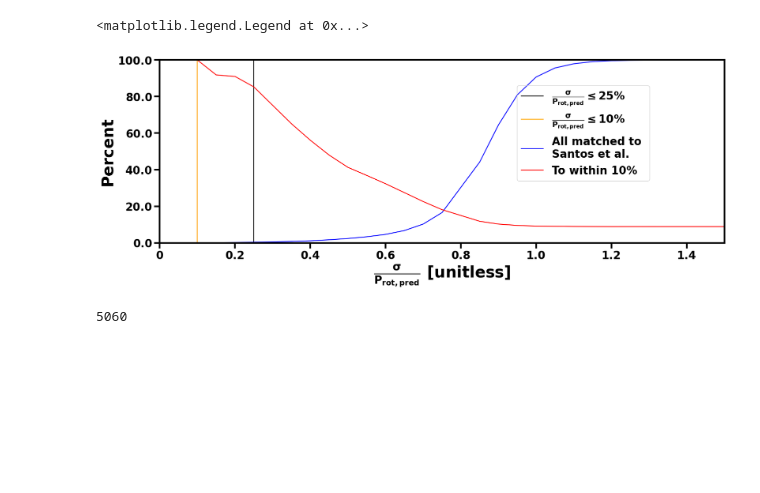
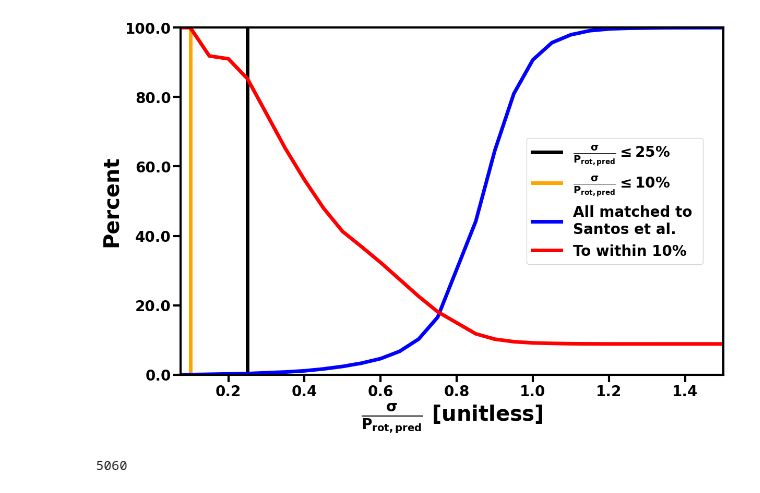
Before and after one commit to m-schochet/asas-sn-cnn, a Jupyter notebook: plots/frac_errors.ipynb, the cells around one changed output. Saved outputs shown, nothing was run; the diff lists cells and outputs as text; code cells hidden in the pictures; blank space fills up the shorter version.

```diff
--- a/plots/frac_errors.ipynb
+++ b/plots/frac_errors.ipynb
@@ -22,14 +22,11 @@ def set_rcparams():
     return
 set_rcparams()
 # %%
-#gaiaids = pl.read_parquet('(#path to#)/allgaiadata.parq').to_pandas()
-gaiaids = pl.read_parquet('/Users/mschochet/ASASSN CNN Notebooks/datafiles/allgaiadata.parq').to_pandas()
-
+gaiaids = pl.read_parquet('(#path to#)/allgaiadata.parq').to_pandas()
 gidssmol = gaiaids[['asas_sn_id', 'gaia_id']]
 del gaiaids
 # %%
-allpred = pd.read_csv('/Users/mschochet/ASASSN CNN Notebooks/datafiles/0fullpred.csv', header=None, names=['asas_sn_id', 'period', 'sigma'])
-#allpred = pd.read_csv('(#path to#)/0fullpred.csv', header=None, names=['asas_sn_id', 'period', 'sigma'])
+allpred = pd.read_csv('(#path to#)/0fullpred.csv', header=None, names=['asas_sn_id', 'period', 'sigma'])
 # %%
 predcitionsandgaia = pd.merge(gidssmol, allpred, on='asas_sn_id', how='inner').drop_duplicates(subset=['asas_sn_id'])
 # %%
@@ -280,5 +276,5 @@ ax.legend(loc='center right', bbox_to_anchor=(1.3, 0.5))
 # %%
-uncertainties = [1.5, 2, 2.5, 3, 3.5, 4, 4.5, 5, 5.5, 6, 6.5, 7, 7.5, 8, 8.5, 9, 9.5, 10, 10.5, 11, 11.5]
+uncertainties = [1.3, 1.5, 2, 2.5, 3, 3.5, 4, 4.5, 5, 5.5, 6, 6.5, 7, 7.5, 8, 8.5, 9, 9.5, 10, 10.5, 11, 11.5, 12, 12.5, 13, 13.5, 14, 14.5, 15, 15.5, 16, 16.5, 17]
 numdetected = []
 fracdetected = []
 percenttoten = []
@@ -326,11 +322,10 @@ ax.legend(prop={'weight': 'bold'}, bbox_to_anchor=(0.15, 0.6), loc='center')
 # %%
-uncertainties = [0.1, 0.15, 0.2, 0.25, 0.35, 0.4, 0.45, 0.5,
+uncertainties = [0.075, 0.1, 0.15, 0.2, 0.25, 0.35, 0.4, 0.45, 0.5,
                  0.55, 0.6, 0.65, 0.7, 0.75, 0.85, 0.9, 0.95, 1,
                  1.05, 1.1, 1.15, 1.2, 1.25, 1.35, 1.4, 1.45, 1.5]
 numdetected = []
 fracdetected = []
 percenttoten = []
-
 for uncertainty in uncertainties:
     detected = santosmatch[santosmatch['frac_err'] <= uncertainty]
     fracdetect = len(detected) / len(santosmatch)
@@ -345,29 +340,29 @@ for uncertainty in uncertainties:
 # %%
 fracdetectedfin = NormalizeData(fracdetected)
 # %%
-fig, ax = plt.subplots(figsize=(16, 6), layout='constrained')
+fig, ax = plt.subplots(figsize=(12, 8), layout='constrained')
+ax.set(ylim=(0, 100), xlim=(0.075, 1.5))
+
 formatter = ticker.FormatStrFormatter('%.4f')
 ax.xaxis.set_major_formatter(formatter)
 ax.yaxis.set_major_formatter(formatter)
 
-ax.plot([0.25, 0.25], [0, 100], c='k', label=r'$\mathbf{\frac{\sigma}{P_{rot, pred}} \leq 25\%}$')
-ax.plot([0.1, 0.1], [0, 100], c='orange',label=r'$\mathbf{\frac{\sigma}{P_{rot, pred}} \leq 10\%}$')
+ax.plot([0.25, 0.25], [0, 100], c='k', label=r'$\mathbf{\frac{\sigma}{P_{rot, pred}} \leq 25\%}$', linewidth=5)
+ax.plot([0.1, 0.1], [0, 100], c='orange',label=r'$\mathbf{\frac{\sigma}{P_{rot, pred}} \leq 10\%}$', linewidth=5)
 
-ax.plot(uncertainties, fracdetectedfin, c='b', label='All matched to \nSantos et al.')
-ax.plot(uncertainties, percenttoten, c='r', label='To within 10%')
-ax.set_ylim(0, 100)
-ax.set_xlim(0, 1.500)
+ax.plot(uncertainties, fracdetectedfin, c='b', label='All matched to \nSantos et al.', linewidth=5)
+ax.plot(uncertainties, percenttoten, c='r', label='To within 10%', linewidth=5)
 
 yticksl = ax.get_yticks()
 ax.set_yticks(ticks = yticksl, labels=yticksl, weight='bold')
-ax.set_xticks(ticks = [0, 0.2, 0.4, 0.6, 0.8, 1.0, 1.2, 1.4], labels=[0, 0.2, 0.4, 0.6, 0.8, 1.0, 1.2, 1.4], weight='bold')
+ax.set_xticks(ticks = [0.2, 0.4, 0.6, 0.8, 1.0, 1.2, 1.4], labels=[0.2, 0.4, 0.6, 0.8, 1.0, 1.2, 1.4], weight='bold')
 
 ax.set_xlabel(r'$\mathbf{\frac{\sigma}{P_{rot, pred}}}$ [unitless]')
 ax.set_ylabel('Percent')
-ax.legend(prop={'weight': 'bold'}, bbox_to_anchor=(0.75, 0.6), loc='center')
+ax.legend(prop={'weight': 'bold'}, bbox_to_anchor=(0.8, 0.5), loc='center')
+plt.savefig('fracerr_uplot.pdf', dpi=300)
 # %% [output]
-<matplotlib.legend.Legend at 0x...>
-[figure, old version]
+[figure, new version]
 # %%
 allpred = pd.read_csv('/Users/mschochet/ASASSN CNN Notebooks/datafiles/0fullpred.csv', header=None, names=['asas_sn_id', 'period', 'sigma'])
 # %%
```
Also changed, not shown: parts of 5 cells of this notebook, 1 other file.
